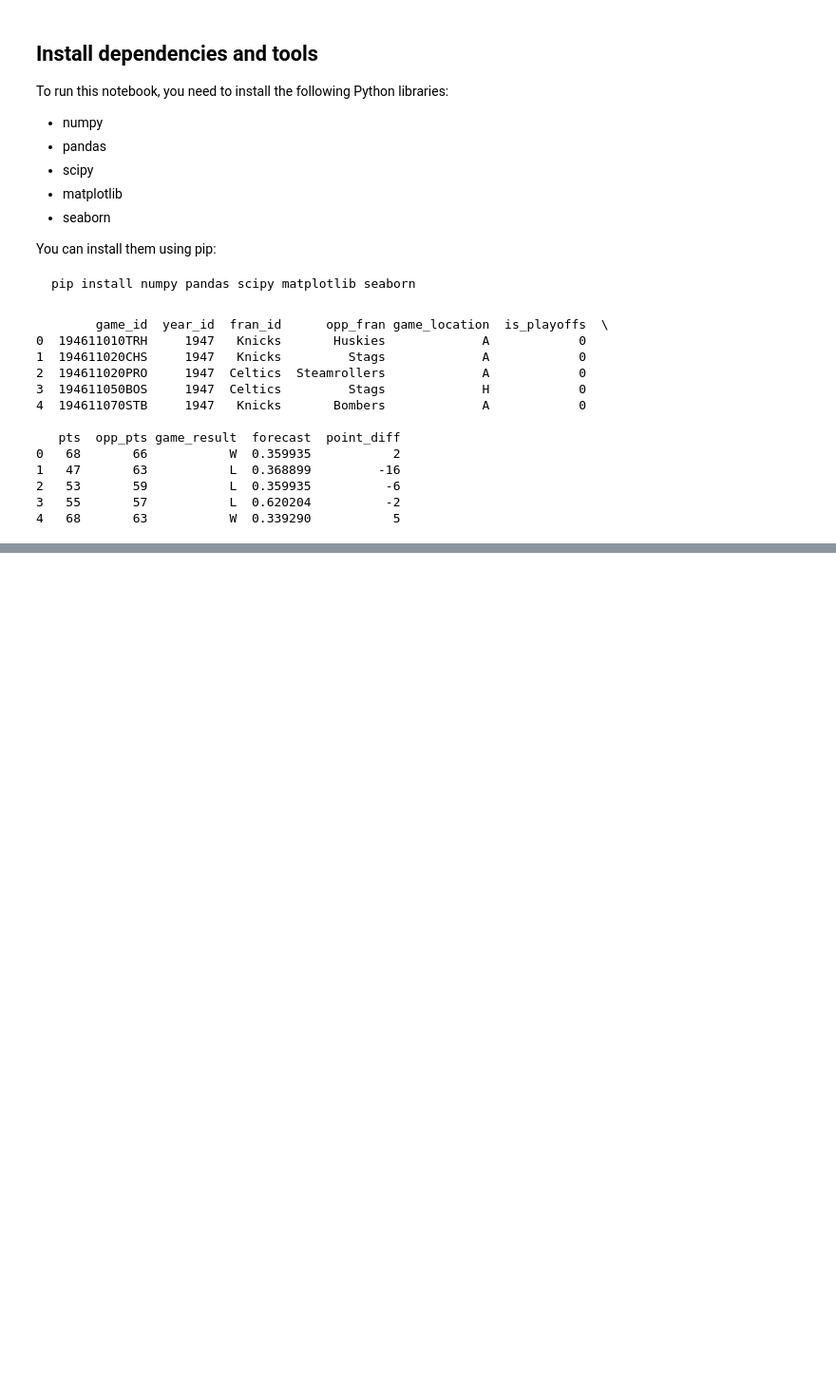
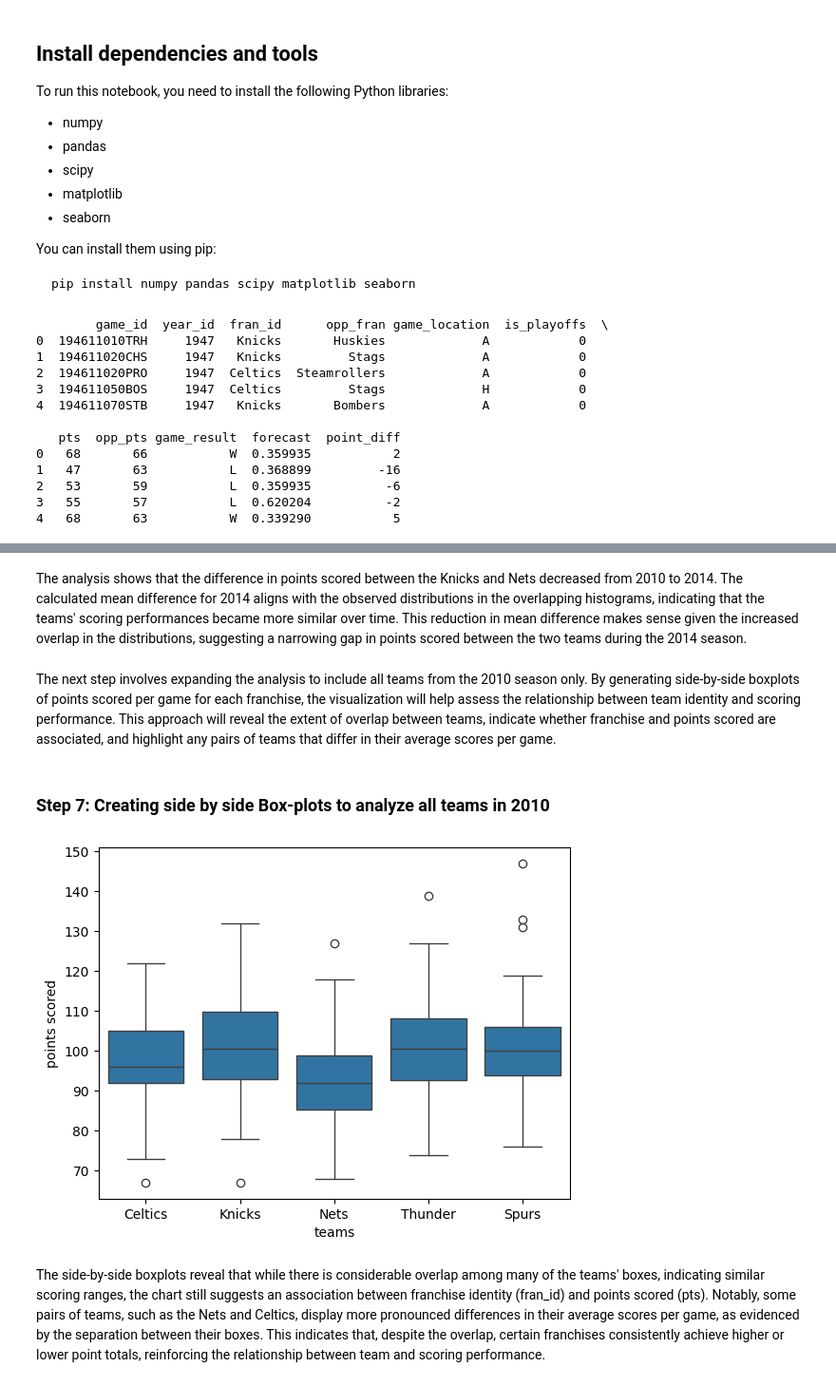
Before and after one commit to MynnTapp/NBA_Trends_Analysis_Jupyter_notebook, a Jupyter notebook: activate_notebook.ipynb, the cells around one changed output, grey strips where cells are left out. Shown at 95% size. Drawn from its saved outputs; the diff is of its cells as text; code cells hidden in the pictures; blank space fills up the shorter version.

Commit message:
finished first analysis

```diff
--- a/activate_notebook.ipynb
+++ b/activate_notebook.ipynb
@@ -50,0 +153,15 @@ print(nba_data.head())
+# %% [markdown]
+The analysis shows that the difference in points scored between the Knicks and Nets decreased from 2010 to 2014. The calculated mean difference for 2014 aligns with the observed distributions in the overlapping histograms, indicating that the teams' scoring performances became more similar over time. This reduction in mean difference makes sense given the increased overlap in the distributions, suggesting a narrowing gap in points scored between the two teams during the 2014 season.
+# %% [markdown]
+The next step involves expanding the analysis to include all teams from the 2010 season only. By generating side-by-side boxplots of points scored per game for each franchise, the visualization will help assess the relationship between team identity and scoring performance. This approach will reveal the extent of overlap between teams, indicate whether franchise and points scored are associated, and highlight any pairs of teams that differ in their average scores per game.
+# %% [markdown]
+### Step 7: Creating side by side Box-plots to analyze all teams in 2010
+# %%
+sns.boxplot(data=nba_data_2010, x=nba_data_2010.fran_id, y=nba_data_2010.pts)
+plt.xlabel("teams")
+plt.ylabel("points scored")
+plt.show()
+# %% [output]
+[figure, added]
+# %% [markdown]
+The side-by-side boxplots reveal that while there is considerable overlap among many of the teams' boxes, indicating similar scoring ranges, the chart still suggests an association between franchise identity (fran_id) and points scored (pts). Notably, some pairs of teams, such as the Nets and Celtics, display more pronounced differences in their average scores per game, as evidenced by the separation between their boxes. This indicates that, despite the overlap, certain franchises consistently achieve higher or lower point totals, reinforcing the relationship between team and scoring performance.
```
Also changed, not shown: parts of 19 cells of this notebook.
